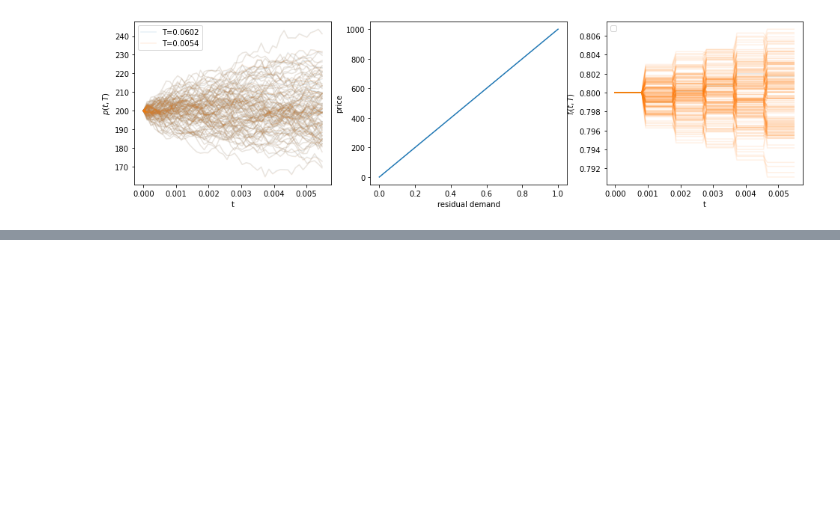
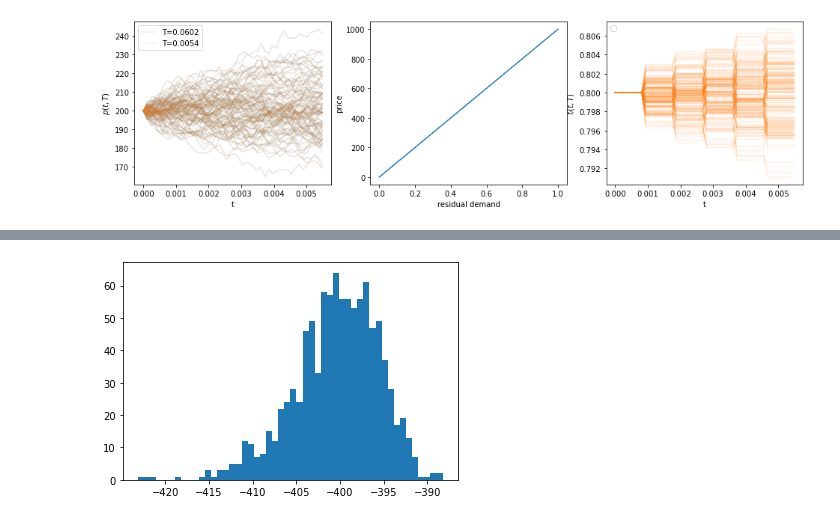
Before and after one commit to pikki622/RiVaPy, a Jupyter notebook: notebooks/models/residual_demand_forward_model.ipynb, the cells around one changed output, grey strips where cells are left out. Drawn from its saved outputs; the diff is of its cells as text; code cells hidden in the pictures; blank space fills up the shorter version.

```diff
--- a/notebooks/models/residual_demand_forward_model.ipynb
+++ b/notebooks/models/residual_demand_forward_model.ipynb
@@ -260,0 +339,9 @@ _logit(forecast)
+# %%
+fwd_prices_ = np.squeeze(fwd_prices.transpose()).astype('float32')
+#print(fwd_prices.mean(axis=0))
+forecasts_ =  np.squeeze((-fwd_residuals+1.0).transpose()).astype('float32')
+pnl = model.predict([fwd_prices_, forecasts_, np.full((fwd_prices_.shape[0]), 0.0, dtype='float32')])
+# %%
+plt.hist(pnl, bins=50);
+# %% [output]
+[figure, added]
```
Also changed, not shown: parts of 6 cells of this notebook, 5 other files.
